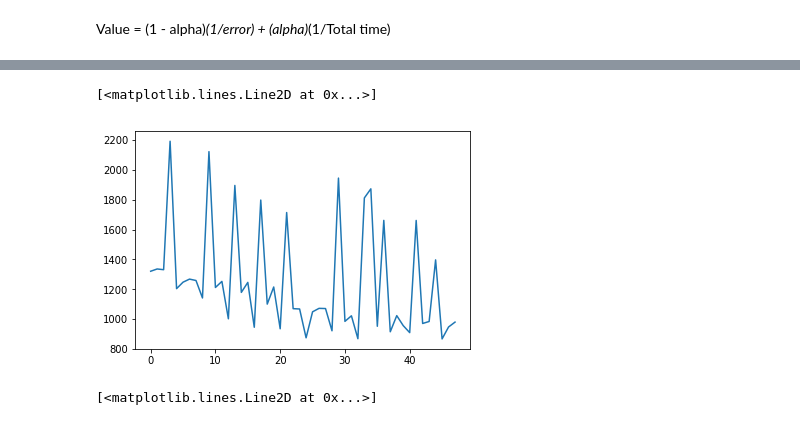
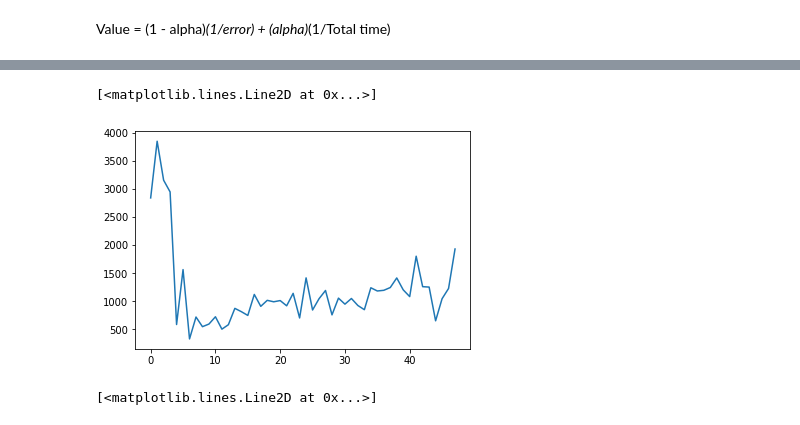
Before and after one commit to tejas-savalia/Lab-Codes, a Jupyter notebook: Psychtoolbox/Visuomotor Adaptation/python_scripts/analyses.ipynb, the cells around one changed output, grey strips where cells are left out. Cells and saved outputs as stored; diff of their text form; code cells hidden in the pictures.

```diff
--- a/Psychtoolbox/Visuomotor Adaptation/python_scripts/analyses.ipynb
+++ b/Psychtoolbox/Visuomotor Adaptation/python_scripts/analyses.ipynb
@@ -1013,13 +1087,18 @@ plt.hist(it['initial_time'][:,0][(it['initial_time'][:,0] < 5) & (it['initial_ti
 # Regression Analysis
 # %%
 its = numpy.zeros((58, 12, 64))
+mts = numpy.zeros((58, 12, 64))
 for participant in range(1,58):
     if participant == 7:
         continue
     for block in range(12):
-        it = times(participant, block)[0]
-        it = it['initial_time'][:,0]
+        itmt = times(participant, block)
+        it = itmt[0]
+        mt = itmt[1]
+        #print (it)
+        #it = it['initial_time'][:,0]
         its[participant, block, :len(it)] = it
+        mts[participant, block, :len(mt)] = mt
 #it = it['initial_time'][:,0]
 # %%
 stat.linregress(range(10), numpy.mean(numpy.mean(numpy.row_stack((its[2::4], its[3::4])), axis = 2), axis = 0)[1:11])
@@ -1428,12 +1509,12 @@ def get_times():
 # %%
 initial_times, movement_times = get_times()
 # %%
-def get_value(alpha):
+def get_value(alpha, beta):
     error_sum[error_sum == 0] = 0.01
     initial_times[initial_times == 0] = 0.01
     movement_times[movement_times == 0] = 0.01
     errors = error_sum/numpy.max(error_sum)
     itz = initial_times/numpy.max(initial_times)
     mtz = movement_times/numpy.max(movement_times)
-    value = alpha*(1/errors) + (1 - alpha)*(1/(itz+mtz))
-    return value
+    value = alpha*(1/errors) + beta*(1/(itz+mtz))
+    return value, errors, itz+mtz
@@ -1441,0 +1521,3 @@ value = get_value(0.1)
+# %%
+value, error_all, time_all = get_value(0.5, 0.05)
+numpy.shape(error_all)
@@ -1444,8 +1569,8 @@ block_value = numpy.reshape(numpy.nanmean(numpy.reshape(value, (59, 12, 4, 16)),
 # %%
-plt.plot(numpy.mean(block_value[3::4], axis = 0))
+plt.plot(numpy.mean(block_value[4::4], axis = 0))
 # %% [output]
 [<matplotlib.lines.Line2D at 0x...>]
-[figure, old version]
+[figure, new version]
 # %%
 plt.plot(numpy.mean(numpy.nanmean(del_theta[3::4], axis = 0), axis = 1))
 # %% [output]
```
Also changed, not shown: parts of 26 cells of this notebook, 50 other files.
